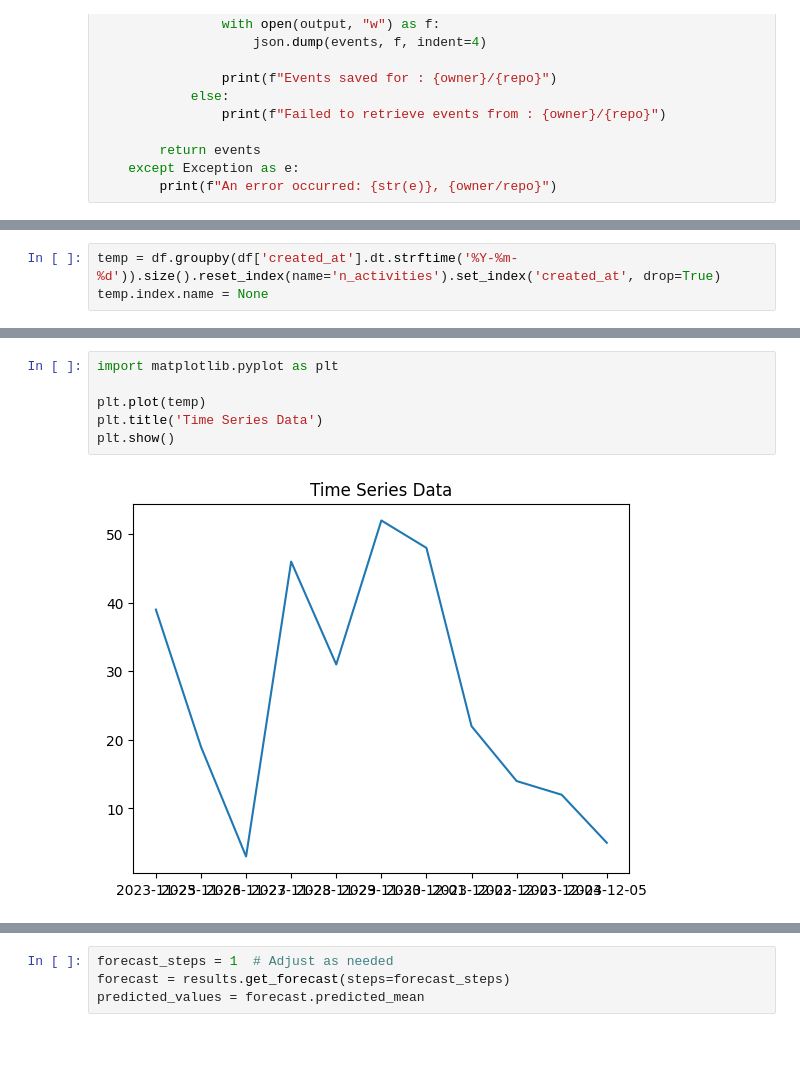
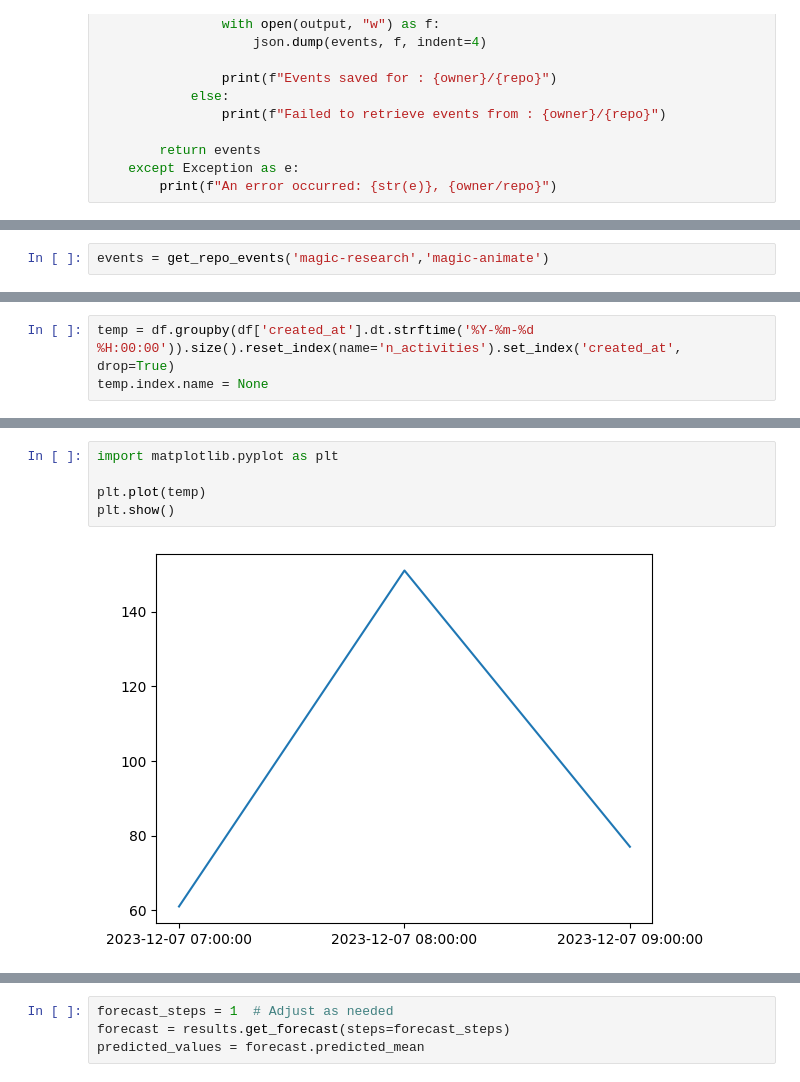
Before and after one commit to uhourri/GH-Bots-API, a Jupyter notebook: code/Events extraction using ARIMA.ipynb, the cells around one changed output, grey strips where cells are left out. Saved outputs shown, nothing was run; the diff lists cells and outputs as text; blank space fills up the shorter version.

```diff
--- a/code/Events extraction using ARIMA.ipynb
+++ b/code/Events extraction using ARIMA.ipynb
@@ -48,0 +43,2 @@ Events saved for : sourcegraph/clabot-config
+# %%
+events = get_repo_events('magic-research','magic-animate')
@@ -94,3 +57,3 @@ df.head(60)
 # %%
-temp = df.groupby(df['created_at'].dt.strftime('%Y-%m-%d')).size().reset_index(name='n_activities').set_index('created_at', drop=True)
+temp = df.groupby(df['created_at'].dt.strftime('%Y-%m-%d %H:00:00')).size().reset_index(name='n_activities').set_index('created_at', drop=True)
 temp.index.name = None
@@ -97,8 +67,7 @@ temp.index.name = None
 # %%
 import matplotlib.pyplot as plt
 
 plt.plot(temp)
-plt.title('Time Series Data')
 plt.show()
 # %% [output]
-[figure, old version]
+[figure, new version]
```
Also changed, not shown: parts of 16 cells of this notebook, 3 other files.
